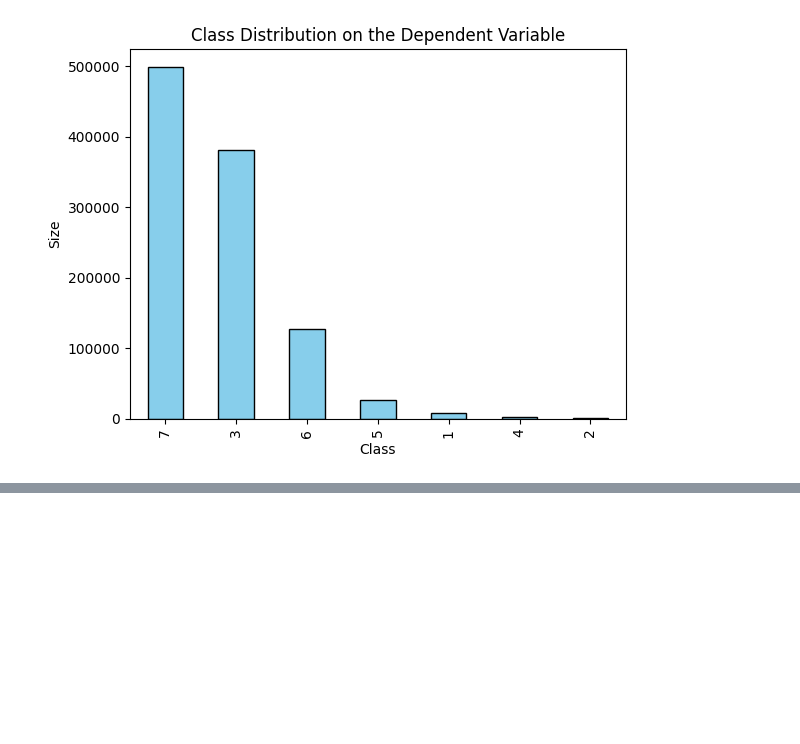
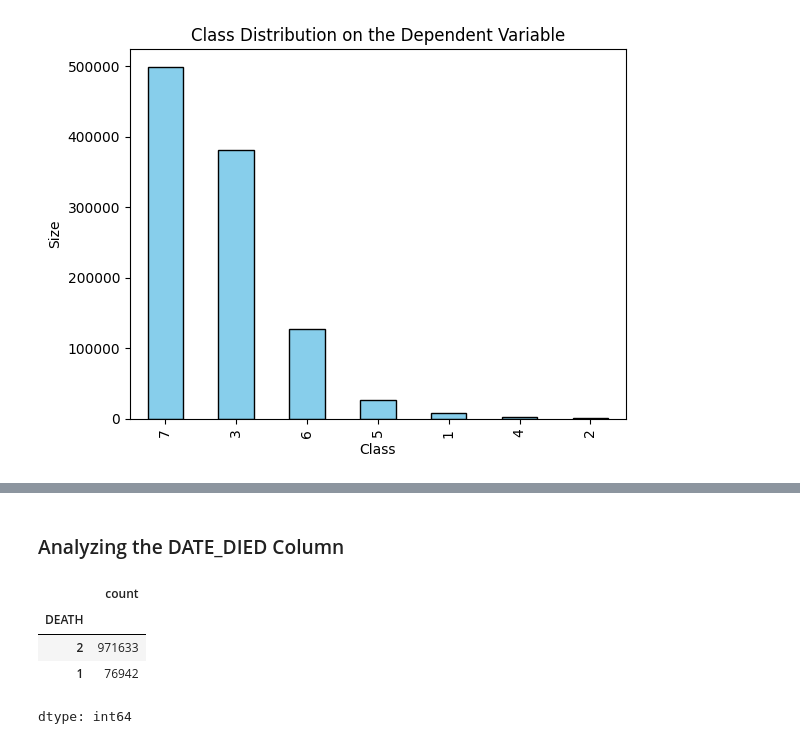
Before and after one commit to dimsparagis0210/MLTask, a Jupyter notebook: ML_Task.ipynb, the cells around one changed output, grey strips where cells are left out. Cells and saved outputs as stored; diff of their text form; code cells hidden in the pictures; blank space fills up the shorter version.

```diff
--- a/ML_Task.ipynb
+++ b/ML_Task.ipynb
@@ -105,0 +138,11 @@ Name: count, dtype: int64
+# %% [markdown]
+### Analyzing the DATE_DIED Column
+# %%
+df['DEATH'] = [2 if row=='9999-99-99' else 1 for row in df['DATE_DIED']]
+df['DEATH'].value_counts()
+# %% [output]
+|  | count |
+| DEATH |  |
+| 2 | 971633 |
+| 1 | 76942 |
+dtype: int64
```
Also changed, not shown: parts of 24 cells of this notebook.
